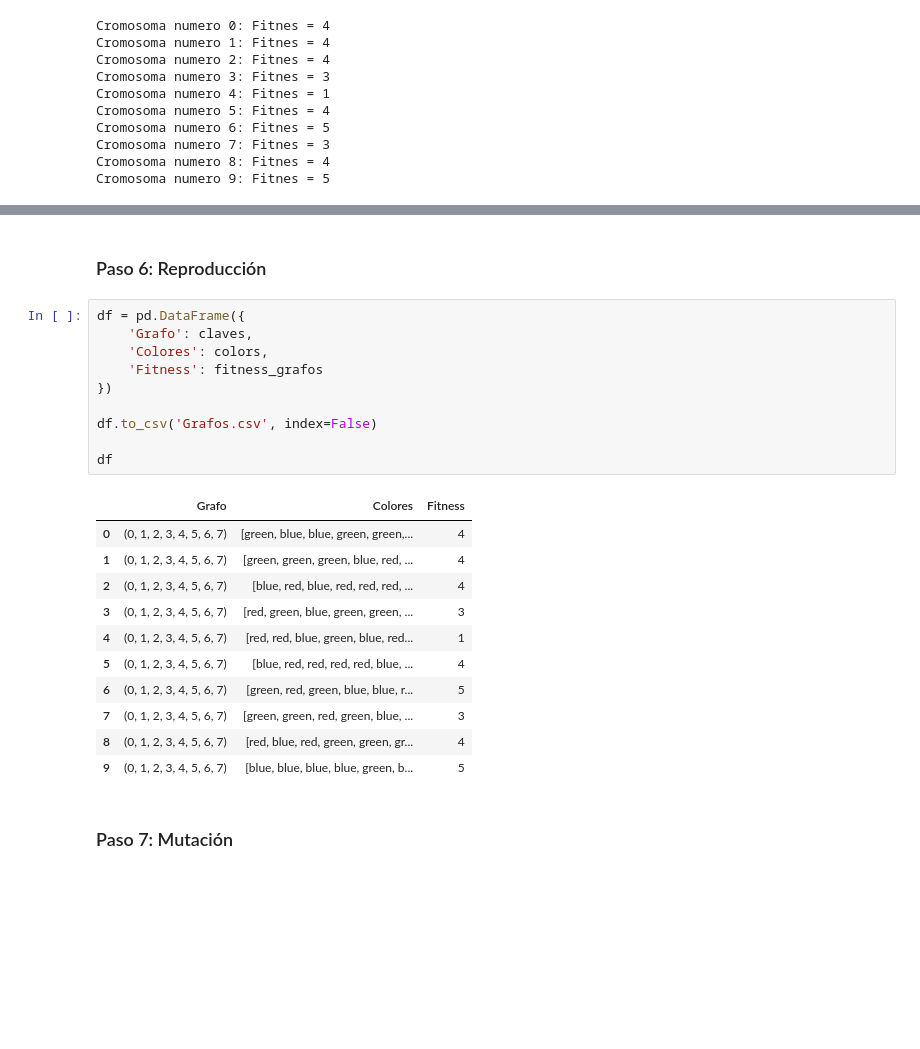
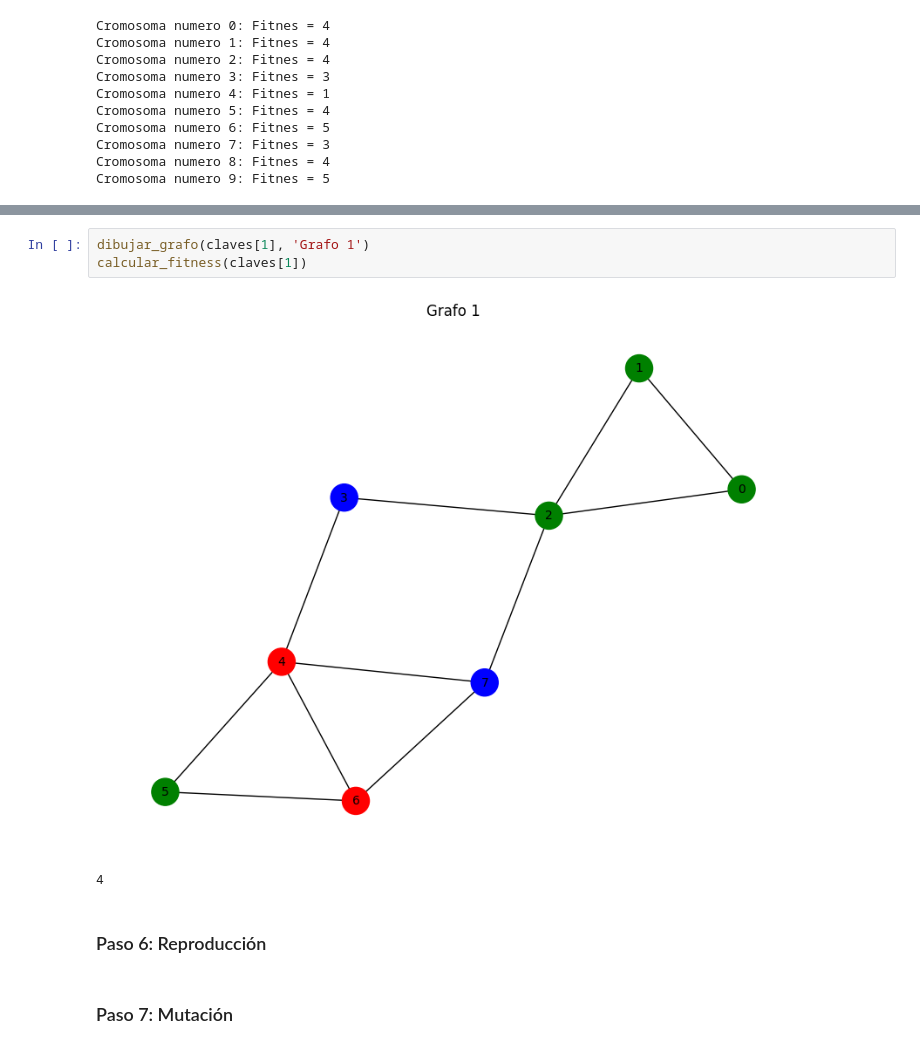
Before and after one commit to marcosd59/IT0425-INTELIGENCIA_ARTIFICIAL, a Jupyter notebook: Parcial 2/Algoritmo Genetico.ipynb, the cells around one changed output, grey strips where cells are left out. Drawn from its saved outputs; the diff is of its cells as text; blank space fills up the shorter version.

```diff
--- a/Parcial 2/Algoritmo Genetico.ipynb
+++ b/Parcial 2/Algoritmo Genetico.ipynb
@@ -196,26 +228,10 @@ Cromosoma numero 9: Fitnes = 5
+# %%
+dibujar_grafo(claves[1], 'Grafo 1')
+calcular_fitness(claves[1])
+# %% [output]
+[figure, added]
+4
 # %% [markdown]
 ### Paso 6: Reproducción
-# %%
-df = pd.DataFrame({
-    'Grafo': claves,
-    'Colores': colors,
-    'Fitness': fitness_grafos
-})
-
-df.to_csv('Grafos.csv', index=False)
-
-df
-# %% [output]
-|  | Grafo | Colores | Fitness |
-| 0 | (0, 1, 2, 3, 4, 5, 6, 7) | [green, blue, blue, green, green,... | 4 |
-| 1 | (0, 1, 2, 3, 4, 5, 6, 7) | [green, green, green, blue, red, ... | 4 |
-| 2 | (0, 1, 2, 3, 4, 5, 6, 7) | [blue, red, blue, red, red, red, ... | 4 |
-| 3 | (0, 1, 2, 3, 4, 5, 6, 7) | [red, green, blue, green, green, ... | 3 |
-| 4 | (0, 1, 2, 3, 4, 5, 6, 7) | [red, red, blue, green, blue, red... | 1 |
-| 5 | (0, 1, 2, 3, 4, 5, 6, 7) | [blue, red, red, red, red, blue, ... | 4 |
-| 6 | (0, 1, 2, 3, 4, 5, 6, 7) | [green, red, green, blue, blue, r... | 5 |
-| 7 | (0, 1, 2, 3, 4, 5, 6, 7) | [green, green, red, green, blue, ... | 3 |
-| 8 | (0, 1, 2, 3, 4, 5, 6, 7) | [red, blue, red, green, green, gr... | 4 |
-| 9 | (0, 1, 2, 3, 4, 5, 6, 7) | [blue, blue, blue, blue, green, b... | 5 |
 # %% [markdown]
 ### Paso 7: Mutación
```
Also changed, not shown: parts of 4 cells of this notebook.
